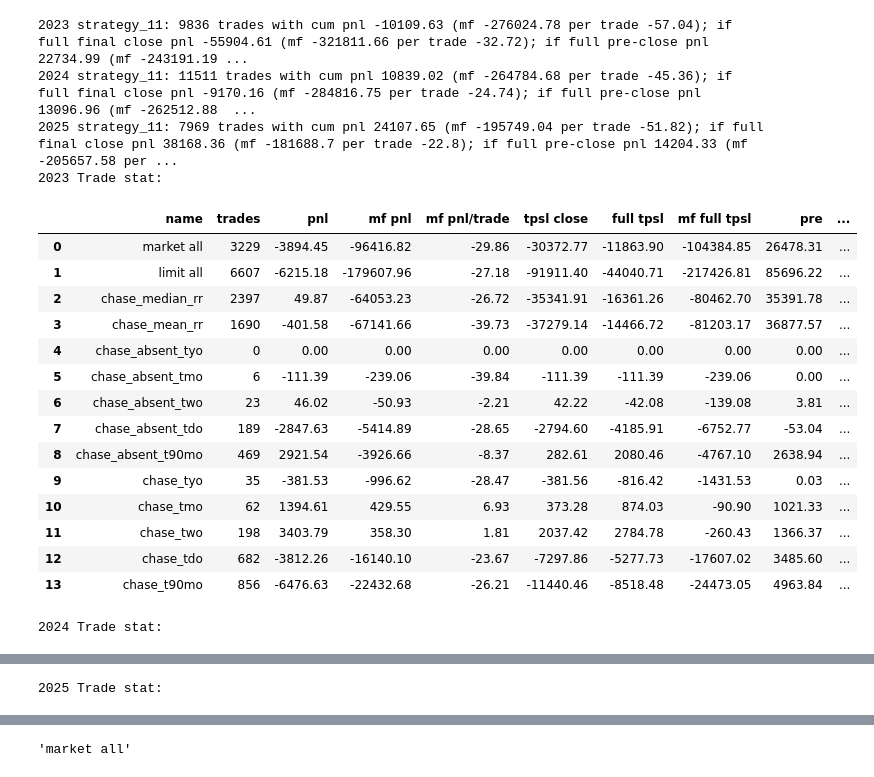
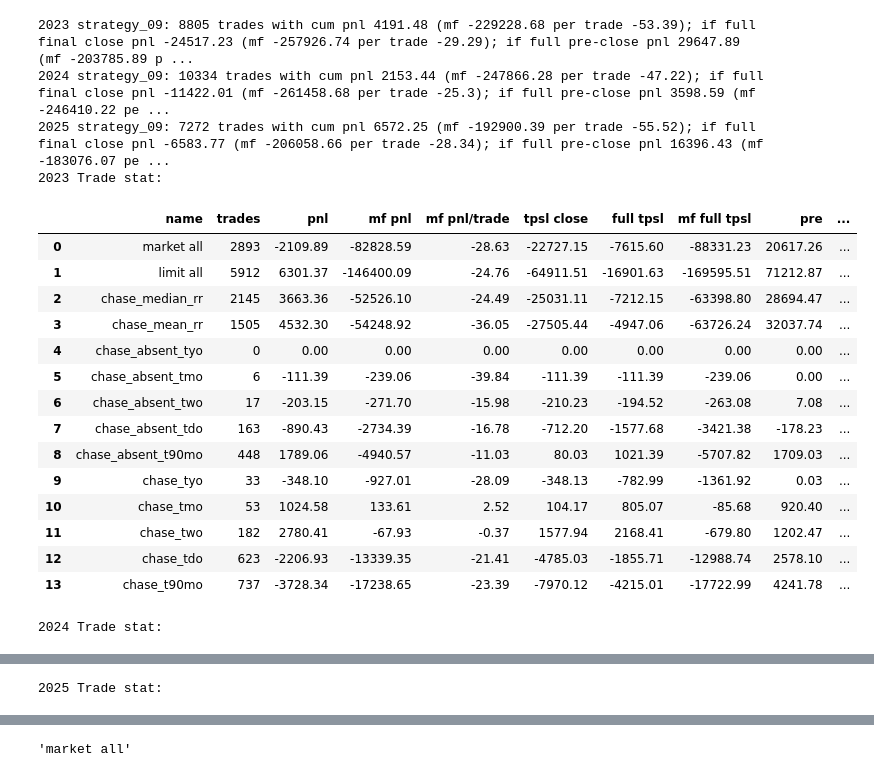
Before and after one commit to vlamitin/backtester, a Jupyter notebook: strategies_analyzer.ipynb, the cells around one changed output, grey strips where cells are left out. Cells and saved outputs as stored; diff of their text form; code cells hidden in the pictures.

```diff
--- a/strategies_analyzer.ipynb
+++ b/strategies_analyzer.ipynb
@@ -1,56 +1,56 @@
 # %%
 from IPython.display import display
 
-from scripts.run_smt_strategies_analyzer import strategy11_2023_snapshot, strategy11_2024_snapshot, \
-    strategy11_2025_snapshot, snap_dfs, basic_stats, merge_year_dfs, \
+from scripts.run_smt_strategies_analyzer import strategy09_2023_snapshot, strategy09_2024_snapshot, \
+    strategy09_2025_snapshot, snap_dfs, basic_stats, merge_year_dfs, \
     group_display, pnls
 
-f_name_2023, trade_dfs_2023, lo_dfs_2023 = snap_dfs(strategy11_2023_snapshot)
-f_name_2024, trade_dfs_2024, lo_dfs_2024 = snap_dfs(strategy11_2024_snapshot)
-f_name_2025, trade_dfs_2025, lo_dfs_2025 = snap_dfs(strategy11_2025_snapshot)
+f_name_2023, trade_dfs_2023, lo_dfs_2023 = snap_dfs(strategy09_2023_snapshot)
+f_name_2024, trade_dfs_2024, lo_dfs_2024 = snap_dfs(strategy09_2024_snapshot)
+f_name_2025, trade_dfs_2025, lo_dfs_2025 = snap_dfs(strategy09_2025_snapshot)
 
 trade_stat_2023, lo_stat_2023 = basic_stats(trade_dfs_2023, lo_dfs_2023)
 trade_stat_2024, lo_stat_2024 = basic_stats(trade_dfs_2024, lo_dfs_2024)
 trade_stat_2025, lo_stat_2025 = basic_stats(trade_dfs_2025, lo_dfs_2025)
 
 trade_dfs = merge_year_dfs([trade_dfs_2023, trade_dfs_2024, trade_dfs_2025], "", [])
 
 def to_stat_str(f_name: str, year_pnls):
     return f"{f_name[23:34]}: {year_pnls['trades']} trades with cum pnl {year_pnls['pnl']} (mf {year_pnls['mf pnl']} per trade {year_pnls['mf pnl/trade']}); if full final close pnl {year_pnls['full tpsl']} (mf {year_pnls['mf full tpsl']} per trade {round(year_pnls['mf full tpsl'] / year_pnls['trades'], 2)}); if full pre-close pnl {year_pnls['if full pre']} (mf {year_pnls['mf full pre']} per trade {round(year_pnls['mf full pre'] / year_pnls['trades'], 2)})"
 
 print(f"2023 {to_stat_str(f_name_2023, pnls(trade_stat_2023))}")
 print(f"2024 {to_stat_str(f_name_2024, pnls(trade_stat_2024))}")
 print(f"2025 {to_stat_str(f_name_2025, pnls(trade_stat_2025))}")
 print(f"2023 Trade stat:")
 display(trade_stat_2023)
 print(f"2024 Trade stat:")
 display(trade_stat_2024)
 print(f"2025 Trade stat:")
 display(trade_stat_2025)
 
 # print(f"2024 Limit orders stat:")
 # display(lo_stat_2024)
 # print(f"2025 Limit orders stat:")
 # display(lo_stat_2025)
 # %% [output]
-2023 strategy_11: 9836 trades with cum pnl -10109.63 (mf -276024.78 per trade -57.04); if full final close pnl -55904.61 (mf -321811.66 per trade -32.72); if full pre-close pnl 22734.99 (mf -243191.19 ...
-2024 strategy_11: 11511 trades with cum pnl 10839.02 (mf -264784.68 per trade -45.36); if full final close pnl -9170.16 (mf -284816.75 per trade -24.74); if full pre-close pnl 13096.96 (mf -262512.88  ...
-2025 strategy_11: 7969 trades with cum pnl 24107.65 (mf -195749.04 per trade -51.82); if full final close pnl 38168.36 (mf -181688.7 per trade -22.8); if full pre-close pnl 14204.33 (mf -205657.58 per ...
+2023 strategy_09: 8805 trades with cum pnl 4191.48 (mf -229228.68 per trade -53.39); if full final close pnl -24517.23 (mf -257926.74 per trade -29.29); if full pre-close pnl 29647.89 (mf -203785.89 p ...
+2024 strategy_09: 10334 trades with cum pnl 2153.44 (mf -247866.28 per trade -47.22); if full final close pnl -11422.01 (mf -261458.68 per trade -25.3); if full pre-close pnl 3598.59 (mf -246410.22 pe ...
+2025 strategy_09: 7272 trades with cum pnl 6572.25 (mf -192900.39 per trade -55.52); if full final close pnl -6583.77 (mf -206058.66 per trade -28.34); if full pre-close pnl 16396.43 (mf -183076.07 pe ...
 2023 Trade stat:
 |  | name | trades | pnl | mf pnl | mf pnl/trade | tpsl close | full tpsl | mf full tpsl | pre | ... |
-| 0 | market all | 3229 | -3894.45 | -96416.82 | -29.86 | -30372.77 | -11863.90 | -104384.85 | 26478.31 | ... |
-| 1 | limit all | 6607 | -6215.18 | -179607.96 | -27.18 | -91911.40 | -44040.71 | -217426.81 | 85696.22 | ... |
-| 2 | chase_median_rr | 2397 | 49.87 | -64053.23 | -26.72 | -35341.91 | -16361.26 | -80462.70 | 35391.78 | ... |
-| 3 | chase_mean_rr | 1690 | -401.58 | -67141.66 | -39.73 | -37279.14 | -14466.72 | -81203.17 | 36877.57 | ... |
+| 0 | market all | 2893 | -2109.89 | -82828.59 | -28.63 | -22727.15 | -7615.60 | -88331.23 | 20617.26 | ... |
+| 1 | limit all | 5912 | 6301.37 | -146400.09 | -24.76 | -64911.51 | -16901.63 | -169595.51 | 71212.87 | ... |
+| 2 | chase_median_rr | 2145 | 3663.36 | -52526.10 | -24.49 | -25031.11 | -7212.15 | -63398.80 | 28694.47 | ... |
+| 3 | chase_mean_rr | 1505 | 4532.30 | -54248.92 | -36.05 | -27505.44 | -4947.06 | -63726.24 | 32037.74 | ... |
 | 4 | chase_absent_tyo | 0 | 0.00 | 0.00 | 0.00 | 0.00 | 0.00 | 0.00 | 0.00 | ... |
 | 5 | chase_absent_tmo | 6 | -111.39 | -239.06 | -39.84 | -111.39 | -111.39 | -239.06 | 0.00 | ... |
-| 6 | chase_absent_two | 23 | 46.02 | -50.93 | -2.21 | 42.22 | -42.08 | -139.08 | 3.81 | ... |
-| 7 | chase_absent_tdo | 189 | -2847.63 | -5414.89 | -28.65 | -2794.60 | -4185.91 | -6752.77 | -53.04 | ... |
-| 8 | chase_absent_t90mo | 469 | 2921.54 | -3926.66 | -8.37 | 282.61 | 2080.46 | -4767.10 | 2638.94 | ... |
-| 9 | chase_tyo | 35 | -381.53 | -996.62 | -28.47 | -381.56 | -816.42 | -1431.53 | 0.03 | ... |
-| 10 | chase_tmo | 62 | 1394.61 | 429.55 | 6.93 | 373.28 | 874.03 | -90.90 | 1021.33 | ... |
-| 11 | chase_two | 198 | 3403.79 | 358.30 | 1.81 | 2037.42 | 2784.78 | -260.43 | 1366.37 | ... |
-| 12 | chase_tdo | 682 | -3812.26 | -16140.10 | -23.67 | -7297.86 | -5277.73 | -17607.02 | 3485.60 | ... |
-| 13 | chase_t90mo | 856 | -6476.63 | -22432.68 | -26.21 | -11440.46 | -8518.48 | -24473.05 | 4963.84 | ... |
+| 6 | chase_absent_two | 17 | -203.15 | -271.70 | -15.98 | -210.23 | -194.52 | -263.08 | 7.08 | ... |
+| 7 | chase_absent_tdo | 163 | -890.43 | -2734.39 | -16.78 | -712.20 | -1577.68 | -3421.38 | -178.23 | ... |
+| 8 | chase_absent_t90mo | 448 | 1789.06 | -4940.57 | -11.03 | 80.03 | 1021.39 | -5707.82 | 1709.03 | ... |
+| 9 | chase_tyo | 33 | -348.10 | -927.01 | -28.09 | -348.13 | -782.99 | -1361.92 | 0.03 | ... |
+| 10 | chase_tmo | 53 | 1024.58 | 133.61 | 2.52 | 104.17 | 805.07 | -85.68 | 920.40 | ... |
+| 11 | chase_two | 182 | 2780.41 | -67.93 | -0.37 | 1577.94 | 2168.41 | -679.80 | 1202.47 | ... |
+| 12 | chase_tdo | 623 | -2206.93 | -13339.35 | -21.41 | -4785.03 | -1855.71 | -12988.74 | 2578.10 | ... |
+| 13 | chase_t90mo | 737 | -3728.34 | -17238.65 | -23.39 | -7970.12 | -4215.01 | -17722.99 | 4241.78 | ... |
 2024 Trade stat:
 |  | name | trades | pnl | mf pnl | mf pnl/trade | tpsl close | full tpsl | mf full tpsl | pre | ... |
```
Also changed, not shown: parts of 2 cells of this notebook, 12 other files.
